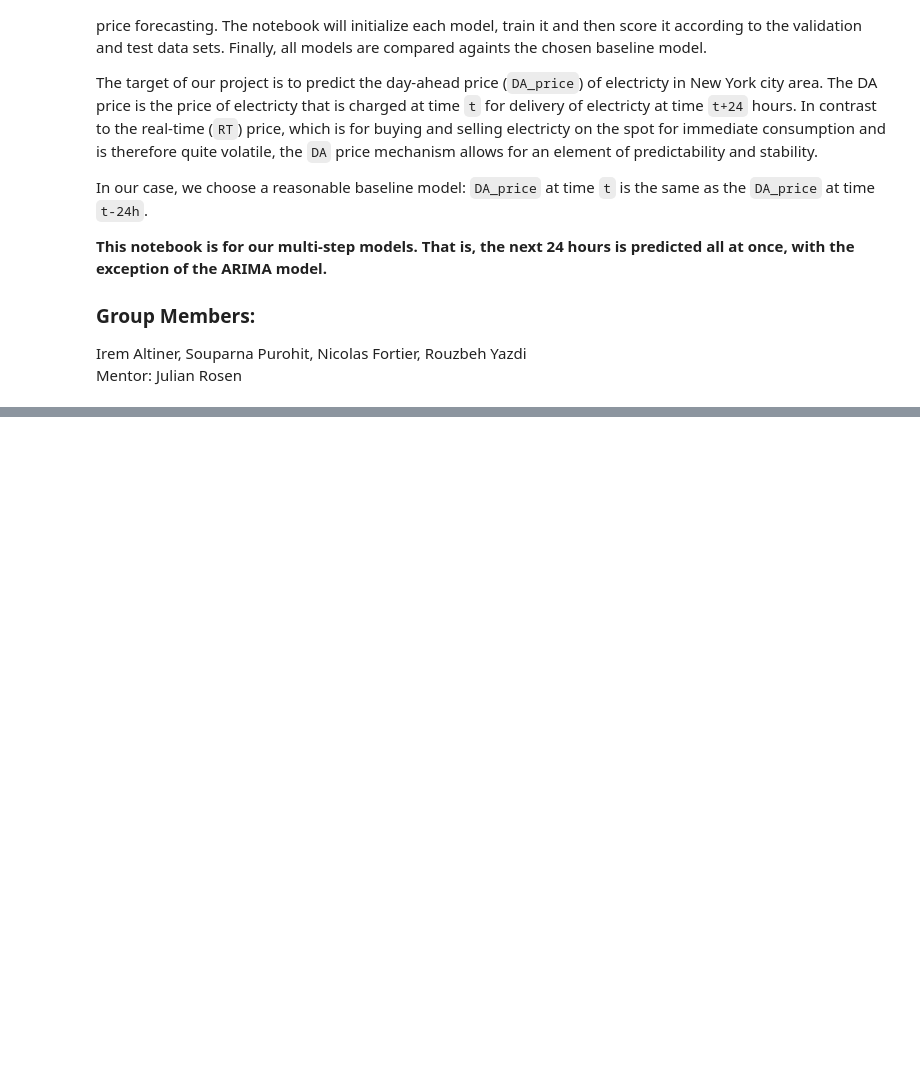
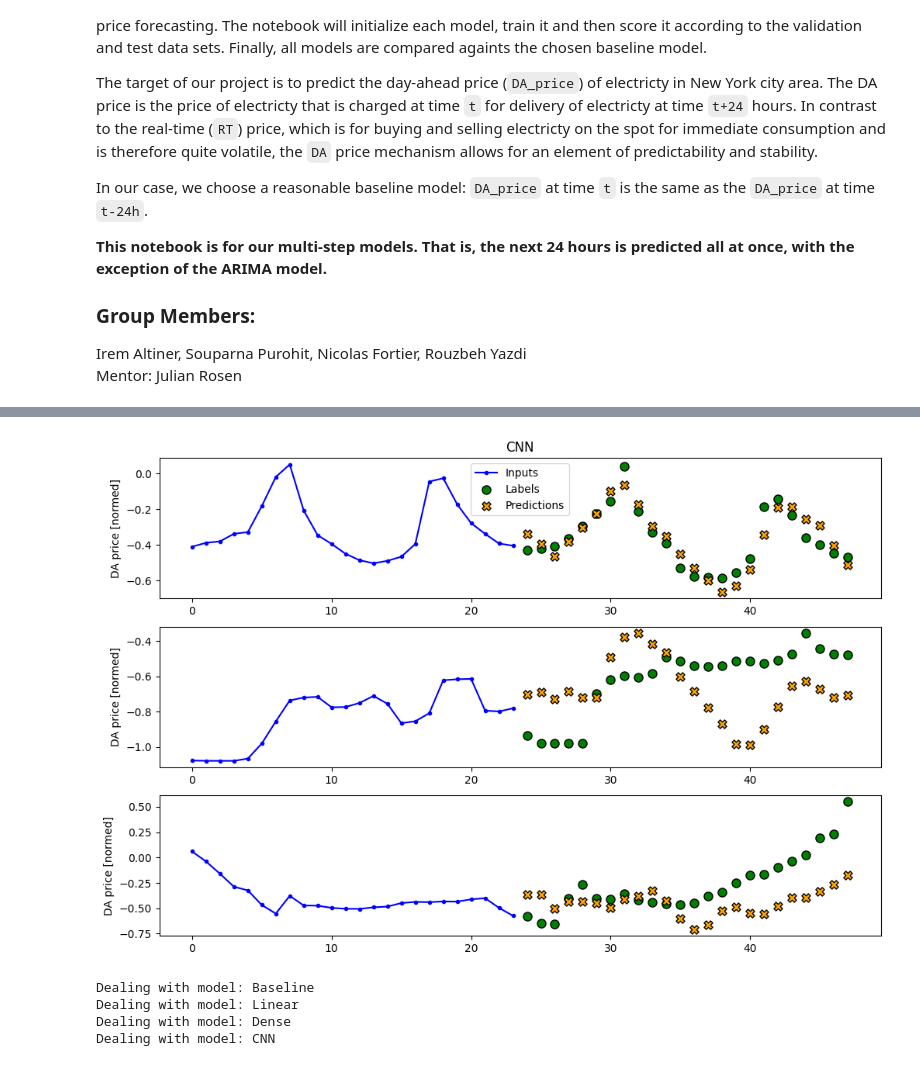
Before and after one commit to nikisil/ExecutiveHour, a Jupyter notebook: final/multi_step_models/ExecutiveHour.ipynb, the cells around one changed output, grey strips where cells are left out. Cells and saved outputs as stored; diff of their text form; code cells hidden in the pictures; blank space fills up the shorter version.

```diff
--- a/final/multi_step_models/ExecutiveHour.ipynb
+++ b/final/multi_step_models/ExecutiveHour.ipynb
@@ -24,0 +159,22 @@ ModuleNotFoundError: No module named 'rouz_helpers'
+# %%
+fig4 = multi_window.plot(cnn_model, colors=['blue','green','orange'], title='CNN')
+# %% [output]
+[figure, added]
+# %%
+## Compute RMSE for the above 4 models:
+for model in [baseline_model, linear_model, dense_model, cnn_model]:
+    name = model.name_
+    print(f"Dealing with model: {name}")
+    rms_err_val = rmodel.get_rmse(model, multi_window.val,
+                           price_mean, price_std,
+                           index=col_indices['DA_price'])
+    rms_err_test = rmodel.get_rmse(model, multi_window.test,
+                           price_mean, price_std,
+                           index=col_indices['DA_price'])
+    val_performance[name] = rms_err_val
+    performance[name]     = rms_err_test
+# %% [output]
+Dealing with model: Baseline
+Dealing with model: Linear
+Dealing with model: Dense
+Dealing with model: CNN
```
Also changed, not shown: parts of 25 cells of this notebook, 2 other files.
